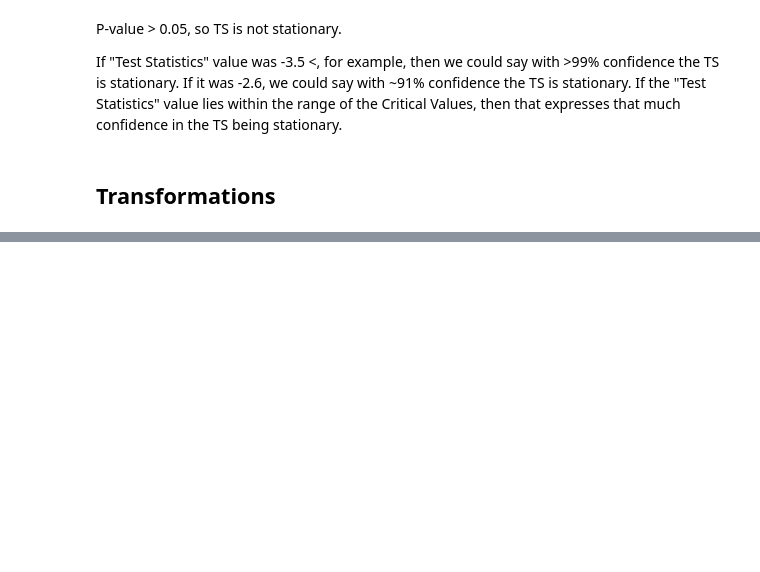
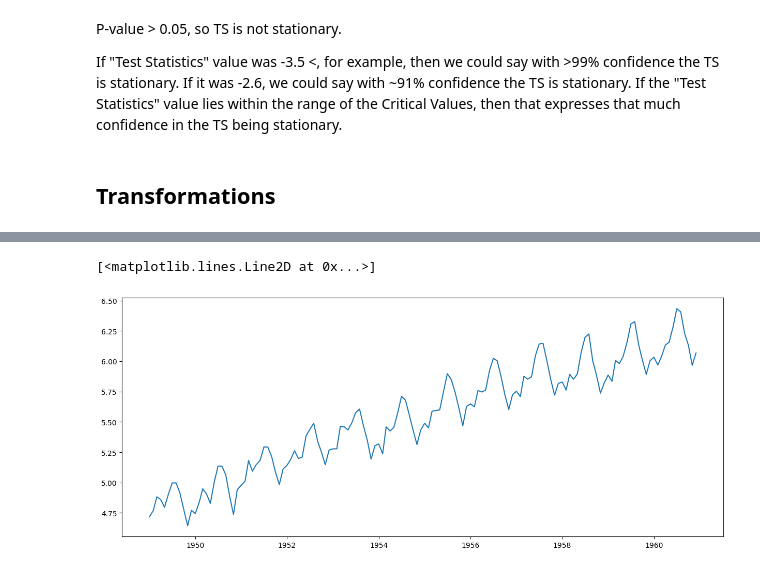
Before and after one commit to srsimonson/time-series-analysis, a Jupyter notebook: arima.ipynb, the cells around one changed output, grey strips where cells are left out. Saved outputs shown, nothing was run; the diff lists cells and outputs as text; code cells hidden in the pictures; blank space fills up the shorter version.

```diff
--- a/arima.ipynb
+++ b/arima.ipynb
@@ -144,0 +157,3 @@ Since the TS data is not stationary, we need to transform it to make it so.
+# %%
+ts_log = np.log(ts)
+ts_log.head()
@@ -144,0 +168,6 @@ Since the TS data is not stationary, we need to transform it to make it so.
+# %%
+# Plot the log, it will look the same, but scale will be different
+plt.plot(ts_log)
+# %% [output]
+[<matplotlib.lines.Line2D at 0x...>]
+[figure, added]
```
Also changed, not shown: parts of 10 cells of this notebook.
